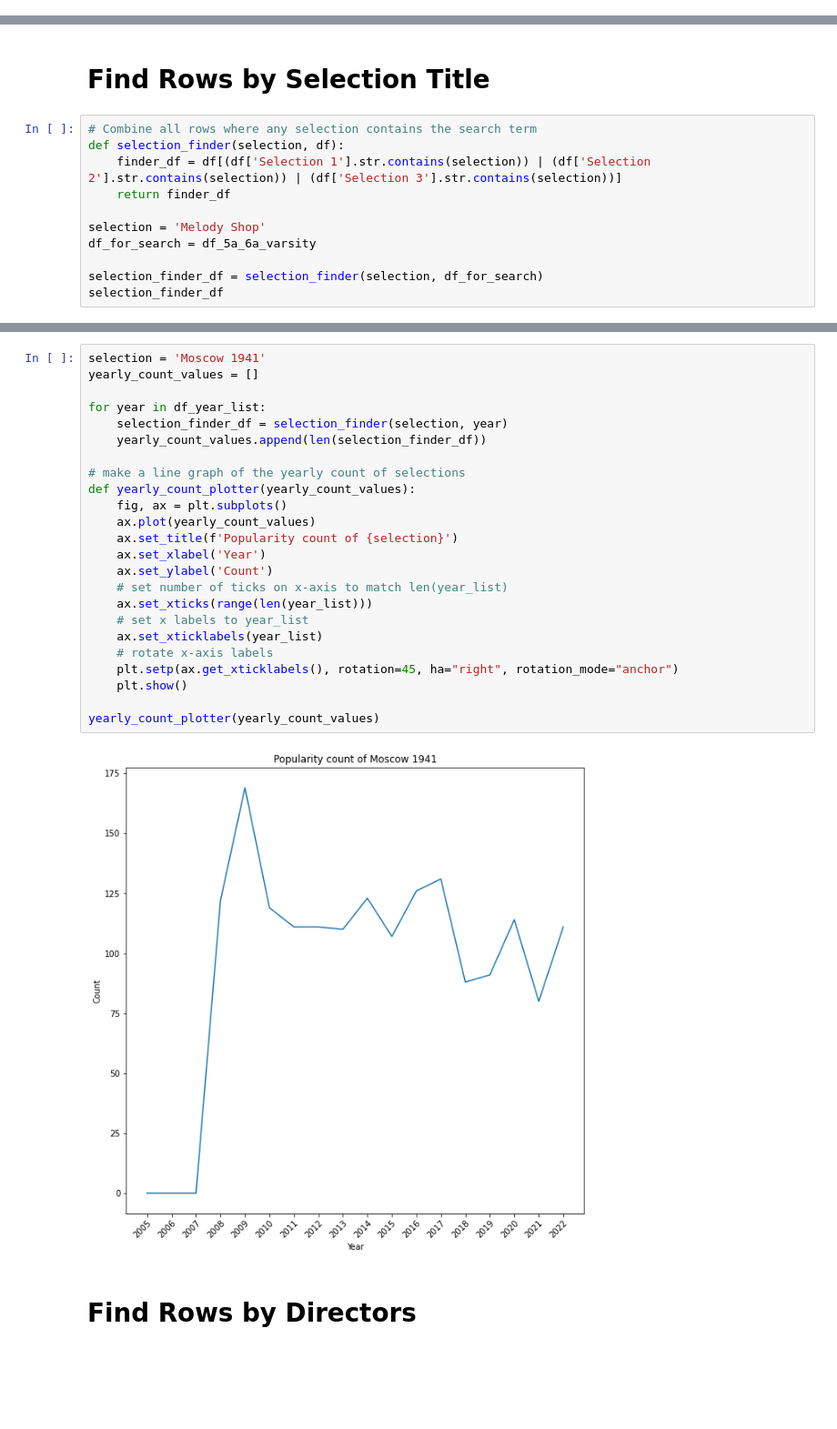
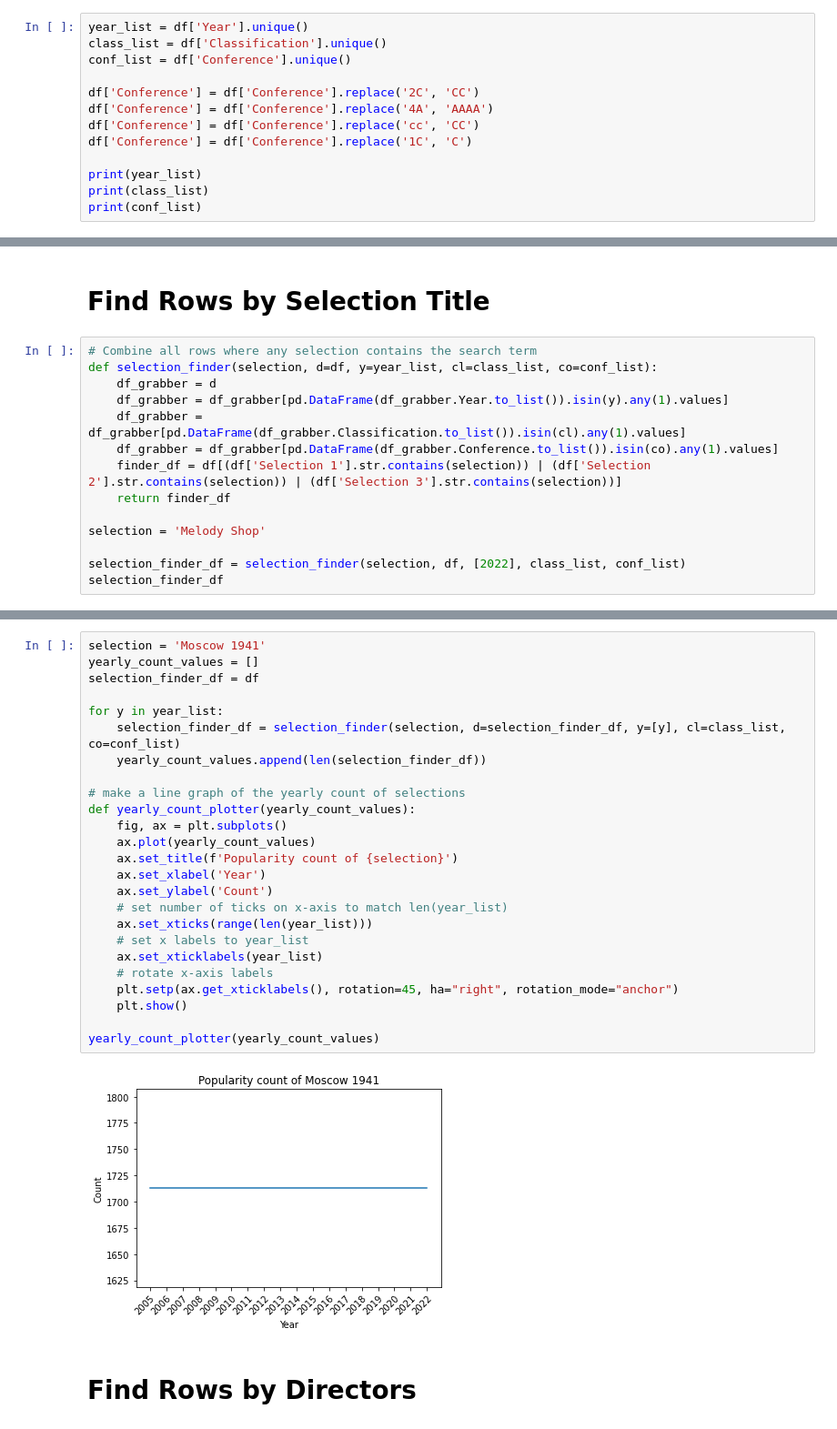
Before and after one commit to macdkw89/uil_results, a Jupyter notebook: data.ipynb, the cells around one changed output, grey strips where cells are left out. Shown: that part at 91% size. Drawn from its saved outputs; the diff is of its cells as text; blank space fills up the shorter version.

```diff
--- a/data.ipynb
+++ b/data.ipynb
@@ -62,0 +74,13 @@ df.to_csv('csv_files/full_output_clean.csv', index=False)
+# %%
+year_list = df['Year'].unique()
+class_list = df['Classification'].unique()
+conf_list = df['Conference'].unique()
+
+df['Conference'] = df['Conference'].replace('2C', 'CC')
+df['Conference'] = df['Conference'].replace('4A', 'AAAA')
+df['Conference'] = df['Conference'].replace('cc', 'CC')
+df['Conference'] = df['Conference'].replace('1C', 'C')
+
+print(year_list)
+print(class_list)
+print(conf_list)
@@ -168,14 +157,17 @@ plotter(20, df)
 # Find Rows by Selection Title
 # %%
 # Combine all rows where any selection contains the search term
-def selection_finder(selection, df):
+def selection_finder(selection, d=df, y=year_list, cl=class_list, co=conf_list):
+    df_grabber = d
+    df_grabber = df_grabber[pd.DataFrame(df_grabber.Year.to_list()).isin(y).any(1).values]
+    df_grabber = df_grabber[pd.DataFrame(df_grabber.Classification.to_list()).isin(cl).any(1).values]
+    df_grabber = df_grabber[pd.DataFrame(df_grabber.Conference.to_list()).isin(co).any(1).values]
     finder_df = df[(df['Selection 1'].str.contains(selection)) | (df['Selection 2'].str.contains(selection)) | (df['Selection 3'].str.contains(selection))]
     return finder_df
 
 selection = 'Melody Shop'
-df_for_search = df_5a_6a_varsity
 
-selection_finder_df = selection_finder(selection, df_for_search)
+selection_finder_df = selection_finder(selection, df, [2022], class_list, conf_list)
 selection_finder_df
 # %% [output]
 |  | Unnamed: 0 | School | City | Directors | Conference | Classification | Year | ID | Stage Judge 1 | ... |
@@ -194,29 +186,30 @@ selection_finder_df
 # %%
 selection = 'Moscow 1941'
 yearly_count_values = []
+selection_finder_df = df
 
-for year in df_year_list:
-    selection_finder_df = selection_finder(selection, year)
+for y in year_list:
+    selection_finder_df = selection_finder(selection, d=selection_finder_df, y=[y], cl=class_list, co=conf_list)
     yearly_count_values.append(len(selection_finder_df))
 
 # make a line graph of the yearly count of selections
 def yearly_count_plotter(yearly_count_values):
     fig, ax = plt.subplots()
     ax.plot(yearly_count_values)
     ax.set_title(f'Popularity count of {selection}')
     ax.set_xlabel('Year')
     ax.set_ylabel('Count')
     # set number of ticks on x-axis to match len(year_list)
     ax.set_xticks(range(len(year_list)))
     # set x labels to year_list
     ax.set_xticklabels(year_list)
     # rotate x-axis labels
     plt.setp(ax.get_xticklabels(), rotation=45, ha="right", rotation_mode="anchor")
     plt.show()
 
 yearly_count_plotter(yearly_count_values)
 # %% [output]
-[figure, old version]
+[figure, new version]
 # %% [markdown]
 # Find Rows by Directors
 # %%
```
Also changed, not shown: parts of 13 cells of this notebook, 2 other files.
